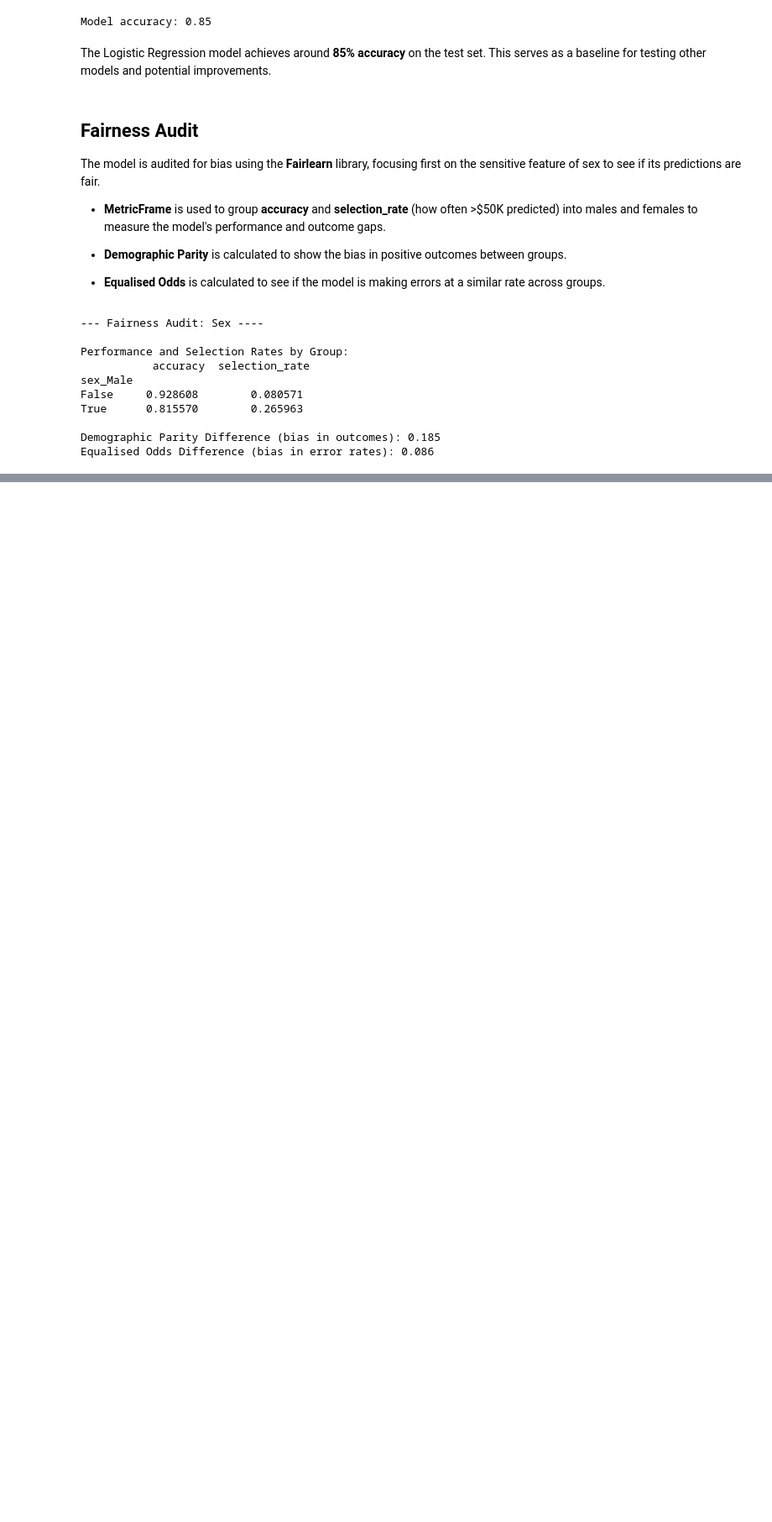
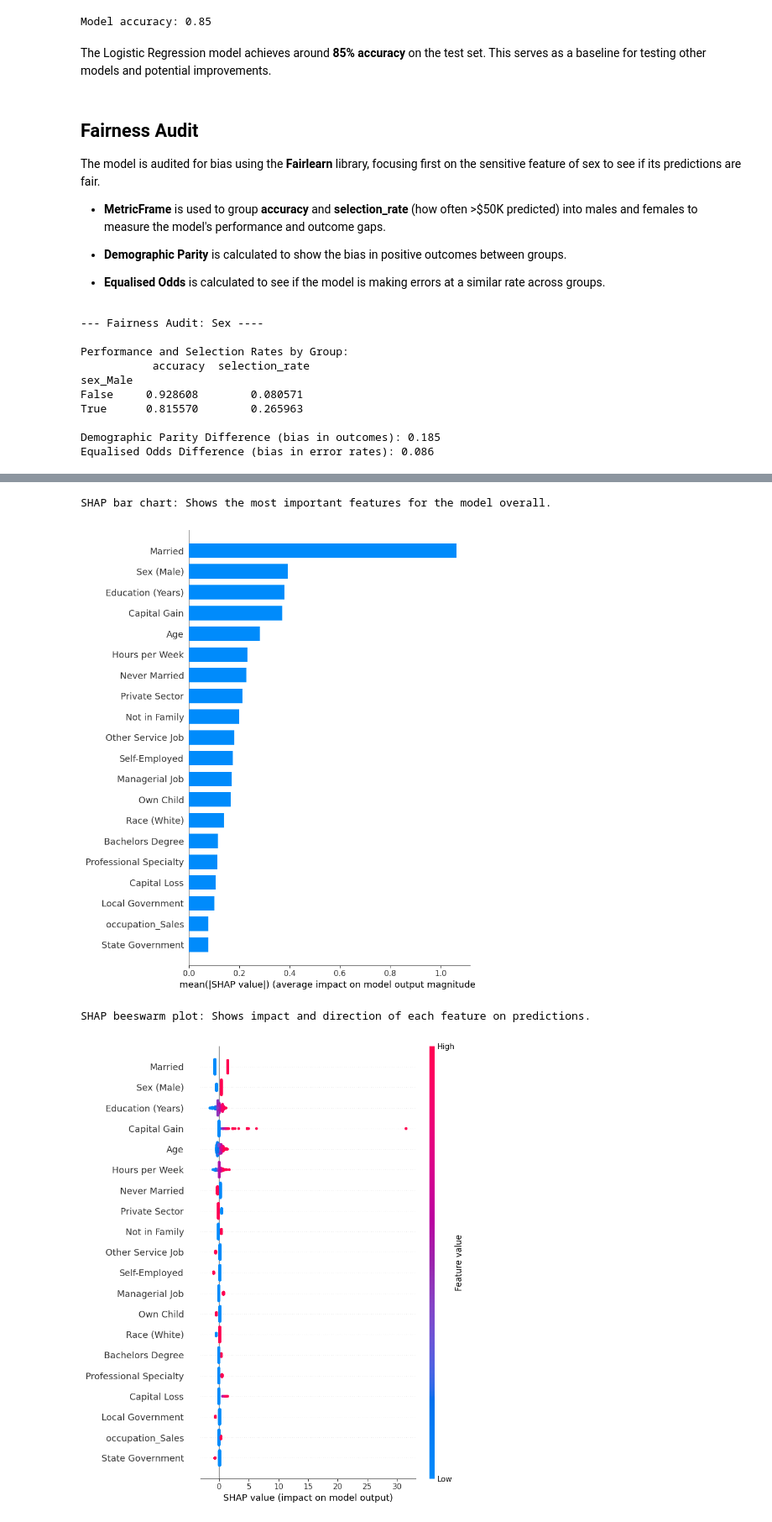
Before and after one commit to jen2626/ethical-ai-audit-tool, a Jupyter notebook: analysis_notebook.ipynb, the cells around one changed output, grey strips where cells are left out. Shown: that part at 84% size. Cells and saved outputs as stored; diff of their text form; code cells hidden in the pictures; blank space fills up the shorter version.

```diff
--- a/analysis_notebook.ipynb
+++ b/analysis_notebook.ipynb
@@ -168,0 +185,57 @@ The results show a clear bias in how the model performs and its outcomes based o
+# %%
+# Mapping for more readable names in SHAP plots
+feature_names = {
+    'marital-status_Married-civ-spouse': 'Married',
+    'capital-gain': 'Capital Gain',
+    'sex_Male': 'Sex (Male)',
+    'education-num': 'Education (Years)',
+    'age': 'Age',
+    'marital-status_Never-married': 'Never Married',
+    'workclass_Private': 'Private Sector',
+    'hours-per-week': 'Hours per Week',
+    'relationship_Not-in-family': 'Not in Family',
+    'occupation_Other-service': 'Other Service Job',
+    'workclass_Self-emp-not-inc': 'Self-Employed',
+    'relationship_Own-child': 'Own Child',
+    'occupation_Exec-managerial': 'Managerial Job',
+    'race_White': 'Race (White)',
+    'education_Bachelors': 'Bachelors Degree',
+    'capital-loss': 'Capital Loss',
+    'occupation_Prof-specialty': 'Professional Specialty',
+    'relationship_Wife': 'Wife',
+    'workclass_Local-gov': 'Local Government',
+    'workclass_State-gov': 'State Government',
+    'relationship_Unmarried': 'Unmarried',
+    'occupation_Machine-op-inspct': 'Machine Operator',
+    'race_Black': 'Race (Black)',
+    'occupation_Handlers-cleaners': 'Handlers/Cleaners',
+}
+
+# Rename columns in X_test for SHAP plots
+X_test_renamed = X_test.rename(columns=feature_names)
+
+# Randomly sample 500 rows for SHAP analysis (scaled and unscaled)
+rng = np.random.default_rng(seed=42) # For reproducibility
+num_test_samples = X_test_scaled.shape[0]
+random_indices = rng.choice(num_test_samples, 500, replace=False)
+X_test_sample = X_test_scaled[random_indices]
+X_test_sample_renamed = X_test_renamed.iloc[random_indices]
+
+# Create SHAP explainer and compute SHAP values
+explainer = shap.LinearExplainer(model, X_train_scaled)
+shap_values = explainer.shap_values(X_test_sample)
+
+print("SHAP bar chart: Shows the most important features for the model overall.")
+shap.summary_plot(shap_values, X_test_sample_renamed, plot_type="bar")
+
+print("SHAP beeswarm plot: Shows impact and direction of each feature on predictions.")
+shap.summary_plot(shap_values, X_test_sample_renamed)
+
+print("SHAP force plot: Explains a single prediction.")
+shap.initjs()
+shap.force_plot(explainer.expected_value, shap_values[0,:], X_test_sample_renamed.iloc[0,:], matplotlib=True)
+# %% [output]
+SHAP bar chart: Shows the most important features for the model overall.
+[figure, added]
+SHAP beeswarm plot: Shows impact and direction of each feature on predictions.
+[figure, added]
```
Also changed, not shown: parts of 5 cells of this notebook.
